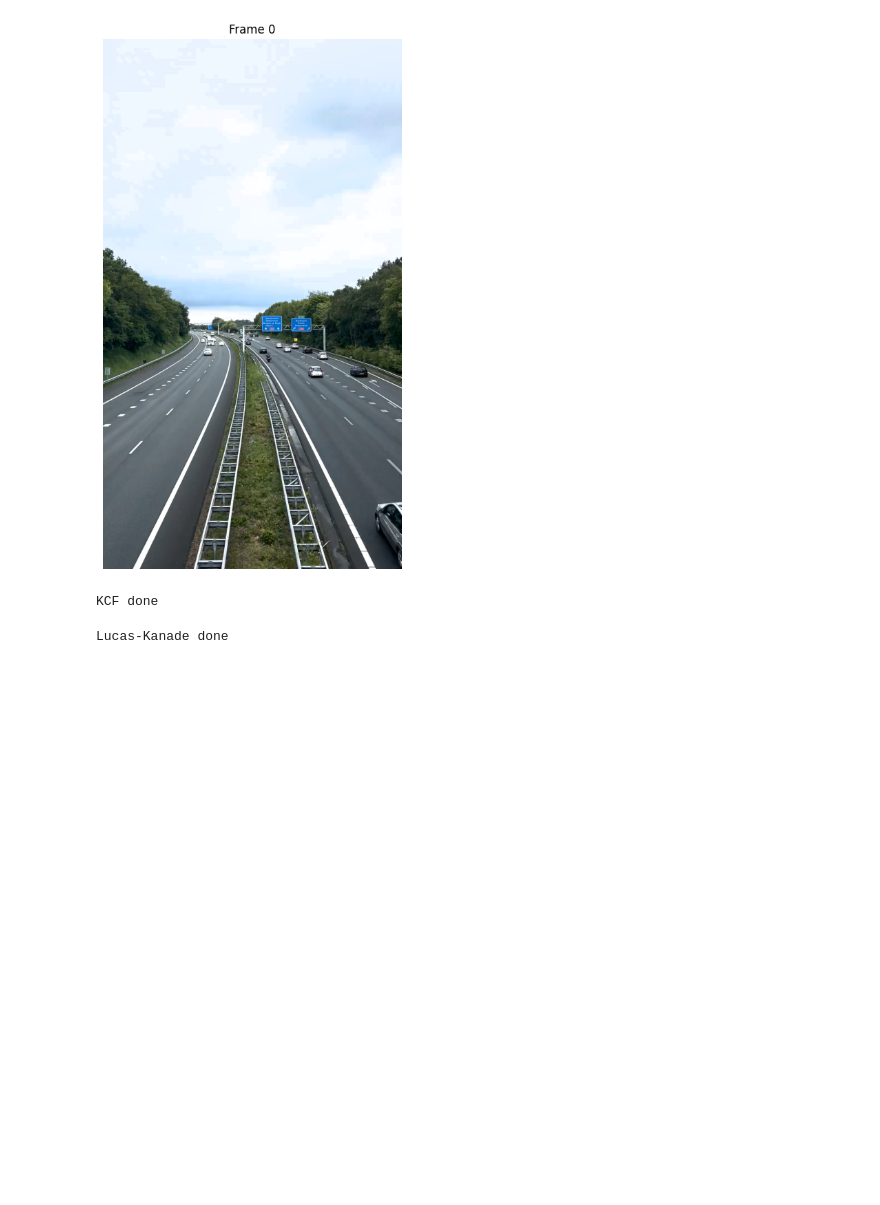
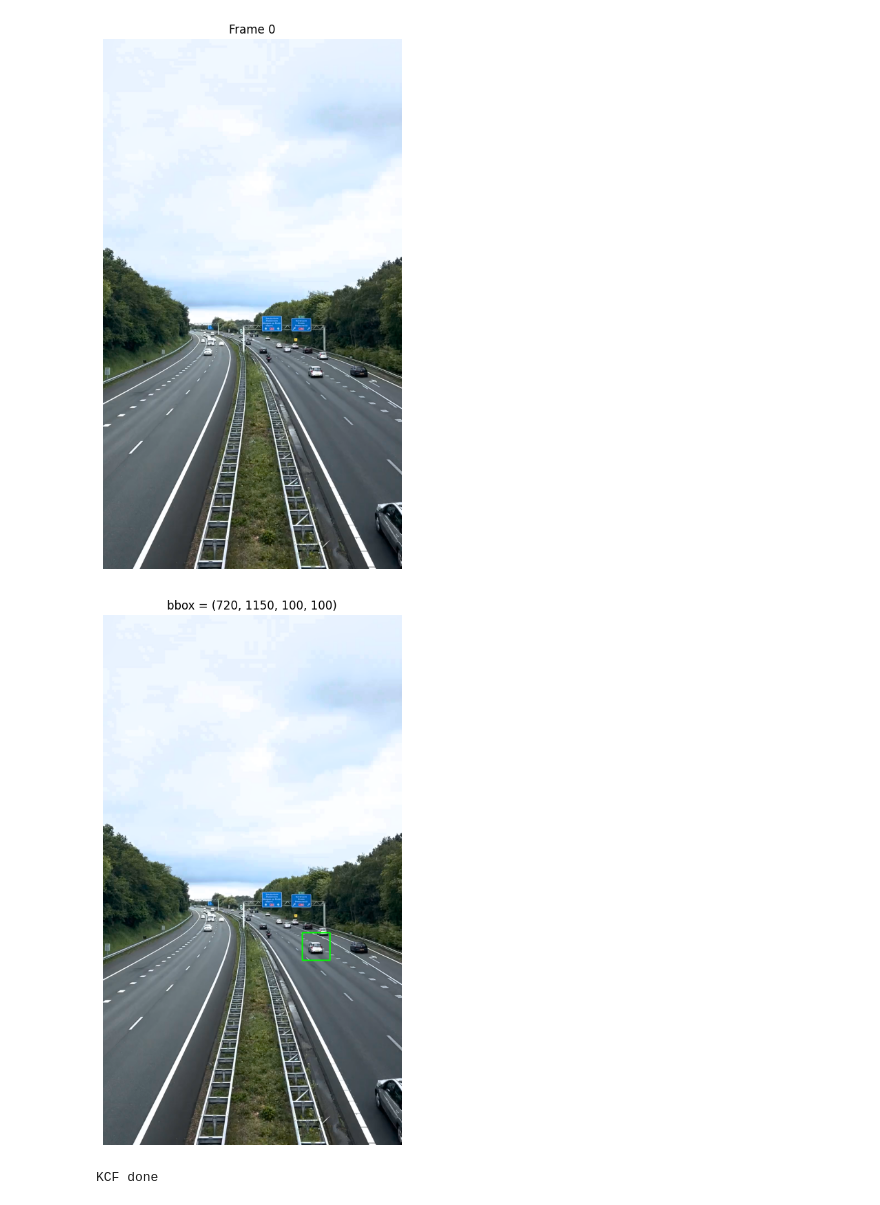
Before and after one commit to tatahonon/cvNotebooks, a Jupyter notebook: Homework62.ipynb, the cells around one changed output. Saved outputs shown, nothing was run; the diff lists cells and outputs as text; code cells hidden in the pictures; blank space fills up the shorter version.

```diff
--- a/Homework62.ipynb
+++ b/Homework62.ipynb
@@ -73,3 +68,23 @@ tracker_kcf.init(frames[0], bbox)
+# %%
+bbox = (720, 1150, 100, 100)
+
+tracker_kcf = cv2.TrackerKCF_create()
+tracker_kcf.init(frames[0], bbox)
+
+
+
+
+test_frame = frames[0].copy()
+
+x, y, w, h = bbox
+cv2.rectangle(test_frame, (x, y), (x + w, y + h), (0, 255, 0), 3)
+
+plt.imshow(cv2.cvtColor(test_frame, cv2.COLOR_BGR2RGB))
+plt.title(f'bbox = {bbox}')
+plt.axis('off')
+plt.show()
+# %% [output]
+[figure, added]
 # %%
 kcf_results = []
 
@@ -91,51 +106,3 @@ for i in range(1, len(frames)):
 print('KCF done')
 # %% [output]
 KCF done
-# %%
-config_st = {'maxCorners': 100, 'qualityLevel': 0.3,
-             'minDistance': 7, 'blockSize': 7}
-config_lk = {'winSize': (15, 15), 'maxLevel': 2,
-             'criteria': (cv2.TERM_CRITERIA_EPS | cv2.TERM_CRITERIA_COUNT, 10, 0.03)}
-
-src_gray = cv2.cvtColor(frames[0], cv2.COLOR_BGR2GRAY)
-x, y, w, h = bbox
-mask_roi = np.zeros_like(src_gray)
-mask_roi[y:y+h, x:x+w] = 255
-
-p_src = cv2.goodFeaturesToTrack(src_gray, mask=mask_roi, **config_st)
-color = np.random.randint(0, 255, (100, 3))
-
-lk_results = []
-
-for i in range(1, len(frames)):
-    dst_gray = cv2.cvtColor(frames[i], cv2.COLOR_BGR2GRAY)
-
-    p_dst, status, err = cv2.calcOpticalFlowPyrLK(src_gray, dst_gray, p_src, None, **config_lk)
-
-    result = frames[i].copy()
-    draw_mask = np.zeros_like(frames[0])
-
-    if p_dst is not None and status is not None:
-        good_dst = p_dst[status == 1]
-        good_src = p_src[status == 1]
-
-        for j, (dst, src) in enumerate(zip(good_dst, good_src)):
-            pt_dst = (int(dst[0]), int(dst[1]))
-            pt_src = (int(src[0]), int(src[1]))
-            c = color[j].tolist()
-            cv2.arrowedLine(draw_mask, pt_src, pt_dst, c, 2, tipLength=0.5)
-            cv2.circle(result, pt_dst, 5, c, -1)
-
-        p_src = good_dst.reshape(-1, 1, 2)
-        src_gray = dst_gray
-
-    result = cv2.add(result, draw_mask)
-    cv2.putText(result, f'LK {i}', (10, 30),
-                cv2.FONT_HERSHEY_SIMPLEX, 1, (255, 255, 0), 2)
-
-    lk_results.append(cv2.cvtColor(result, cv2.COLOR_BGR2RGB))
-    cv2.imwrite(f'/content/lk_frame_{i}.jpg', result)
-
-print('Lucas-Kanade done')
-# %% [output]
-Lucas-Kanade done
```
Also changed, not shown: parts of 6 cells of this notebook.
